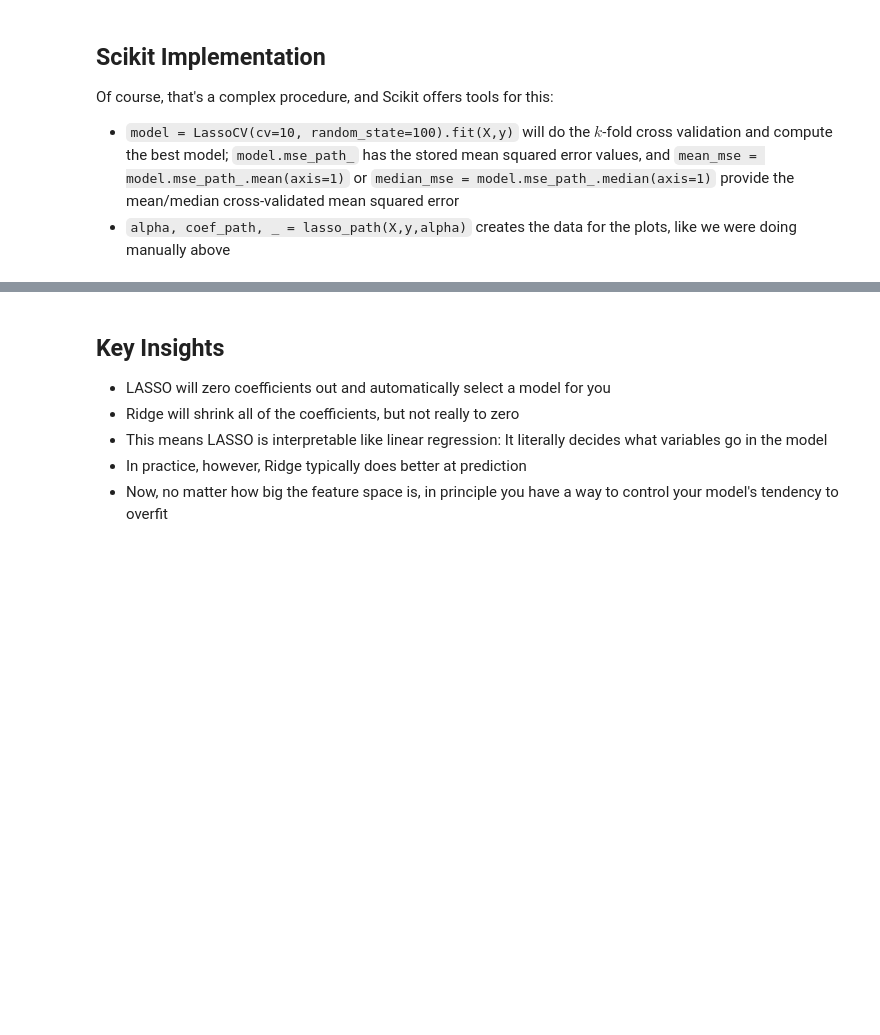
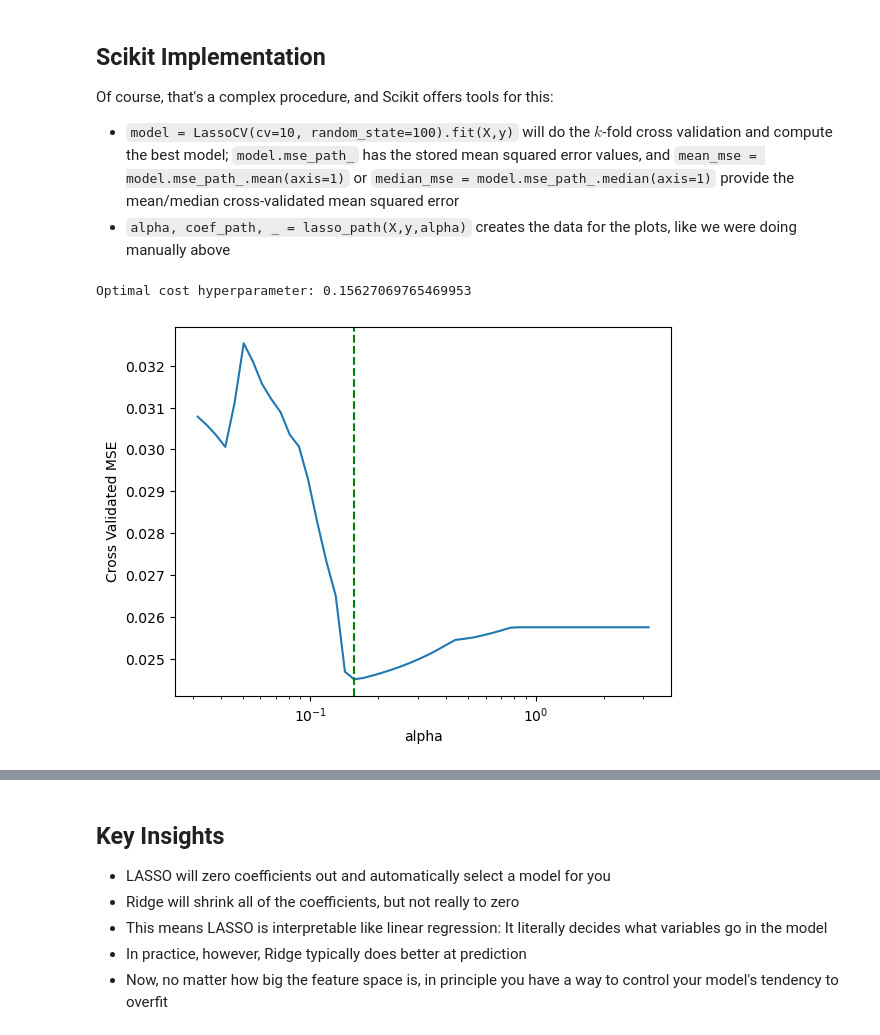
Before and after one commit to ds4e/undergrad_ml, a Jupyter notebook: 07_regularization.ipynb, the cells around one changed output, grey strips where cells are left out. Saved outputs shown, nothing was run; the diff lists cells and outputs as text; code cells hidden in the pictures; blank space fills up the shorter version.

```diff
--- a/07_regularization.ipynb
+++ b/07_regularization.ipynb
@@ -214,9 +217,31 @@ Of course, that's a complex procedure, and Scikit offers tools for this:
 # %%
 import seaborn as sns
 from sklearn.linear_model import LassoCV, lasso_path
+from sklearn.preprocessing import PolynomialFeatures, StandardScaler
 
+poly = PolynomialFeatures(degree=2, include_bias=False)
+X_poly = poly.fit_transform(X)
+poly_names = poly.get_feature_names_out()
+
+scaler = StandardScaler()
+X_scaled = scaler.fit_transform(X_poly)
+
+alpha_grid = np.logspace(-1.5, .5, num=50)
 model = LassoCV(cv=10,
+                alphas=alpha_grid,
                 random_state=100)
-model = model.fit(X, y)
+model = model.fit(X_poly, y)
 
-sns.lineplot( x=model.alphas_, y=model.mse_path_.mean())
+index_star = np.argmin( np.median(model.mse_path_,axis=1) )
+alpha_star = model.alphas_[index_star]
+# %%
+sns.lineplot( x=model.alphas_, y= np.median(model.mse_path_,axis=1) )
+plt.axvline(x=alpha_star, color='green', linestyle='--',
+            linewidth=1.5)
+plt.xscale("log")
+plt.xlabel("alpha")
+plt.ylabel("Cross Validated MSE")
+print(f'Optimal cost hyperparameter: {alpha_star}')
+# %% [output]
+Optimal cost hyperparameter: 0.15627069765469953
+[figure, added]
```
Also changed, not shown: parts of 6 cells of this notebook, 1 other file.
